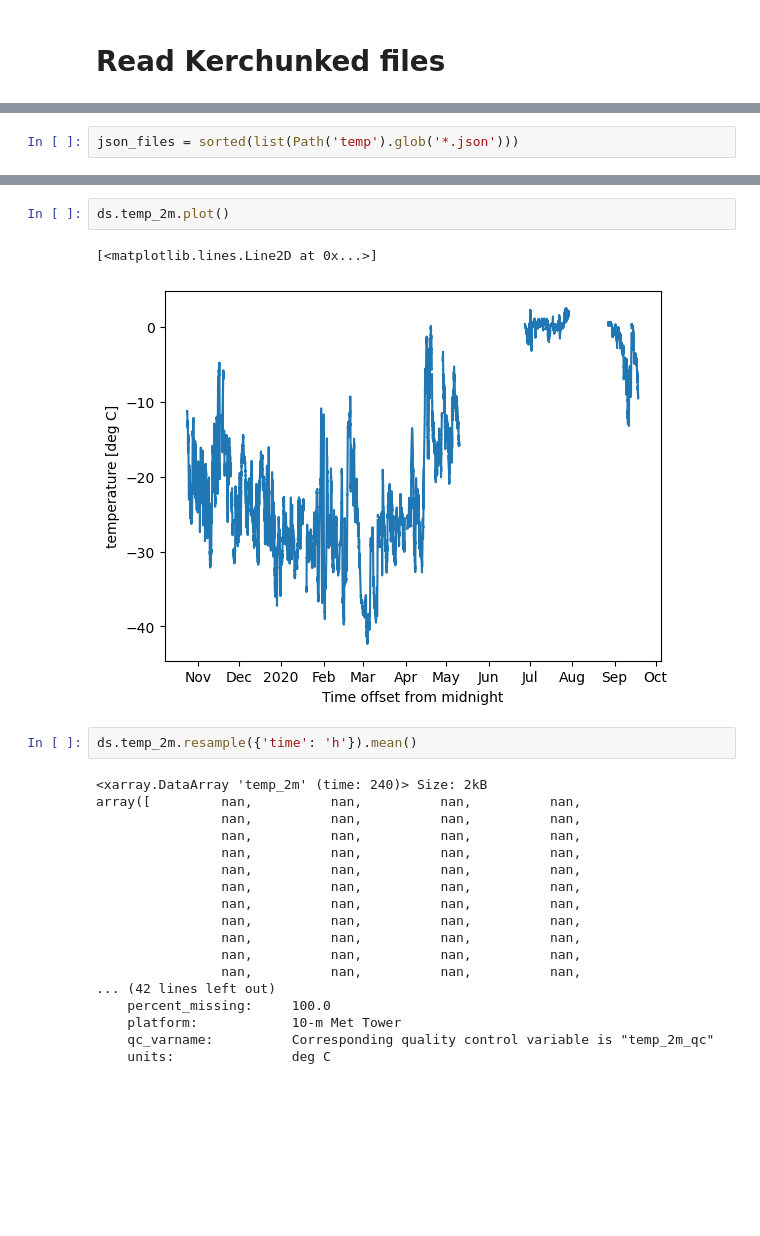
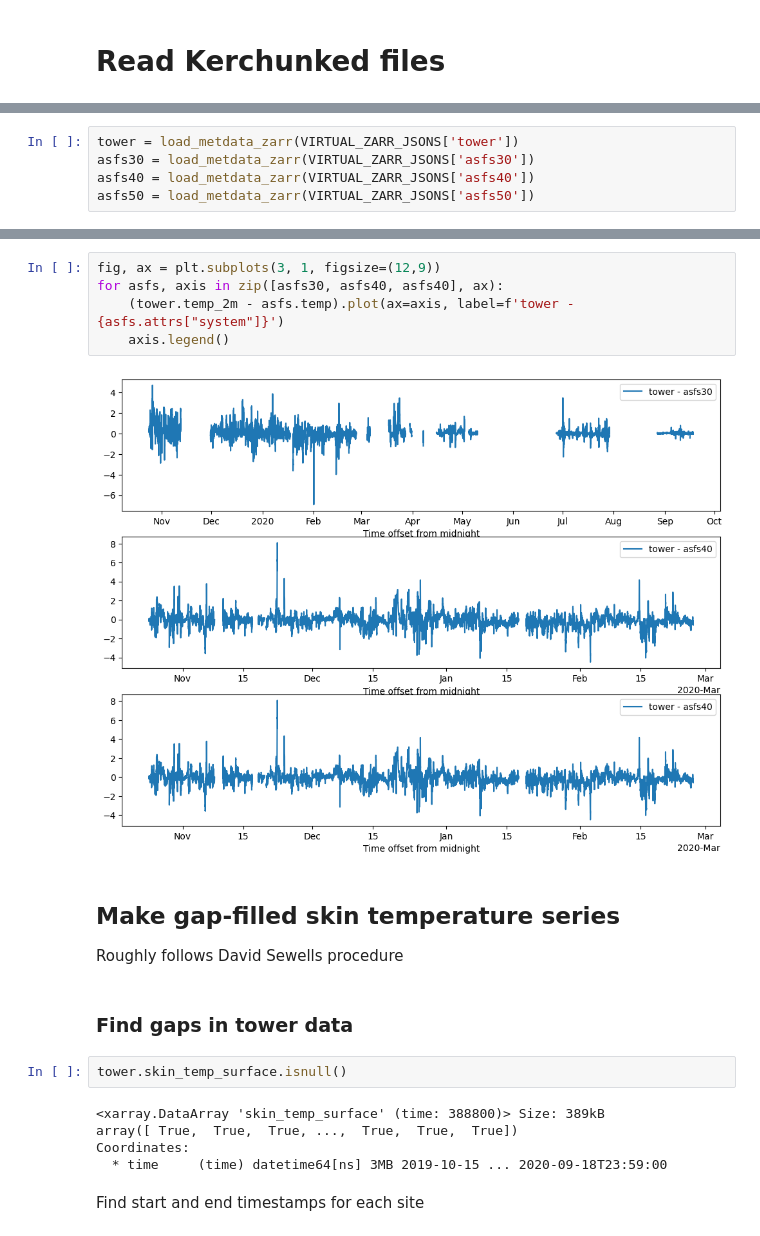
Before and after one commit to nsidc/mosaic_sunlight_underseaice, a Jupyter notebook: notebooks/read_kerchunked.ipynb, the cells around one changed output, grey strips where cells are left out. Drawn from its saved outputs; the diff is of its cells as text; blank space fills up the shorter version.

Commit message:
add analysis of time series

```diff
--- a/notebooks/read_kerchunked.ipynb
+++ b/notebooks/read_kerchunked.ipynb
@@ -12,2 +10,5 @@ import matplotlib.pyplot as plt
 # %%
-json_files = sorted(list(Path('temp').glob('*.json')))
+tower = load_metdata_zarr(VIRTUAL_ZARR_JSONS['tower'])
+asfs30 = load_metdata_zarr(VIRTUAL_ZARR_JSONS['asfs30'])
+asfs40 = load_metdata_zarr(VIRTUAL_ZARR_JSONS['asfs40'])
+asfs50 = load_metdata_zarr(VIRTUAL_ZARR_JSONS['asfs50'])
@@ -54,25 +66,22 @@ Data variables: (12/172)
 # %%
-ds.temp_2m.plot()
+fig, ax = plt.subplots(3, 1, figsize=(12,9))
+for asfs, axis in zip([asfs30, asfs40, asfs40], ax):
+    (tower.temp_2m - asfs.temp).plot(ax=axis, label=f'tower - {asfs.attrs["system"]}')
+    axis.legend()
 # %% [output]
-[<matplotlib.lines.Line2D at 0x...>]
-[figure, old version]
+[figure, new version]
-# %%
-ds.temp_2m.resample({'time': 'h'}).mean()
-# %% [output]
-<xarray.DataArray 'temp_2m' (time: 240)> Size: 2kB
-array([         nan,          nan,          nan,          nan,
-                nan,          nan,          nan,          nan,
-                nan,          nan,          nan,          nan,
-                nan,          nan,          nan,          nan,
-                nan,          nan,          nan,          nan,
-                nan,          nan,          nan,          nan,
-                nan,          nan,          nan,          nan,
-                nan,          nan,          nan,          nan,
-                nan,          nan,          nan,          nan,
-                nan,          nan,          nan,          nan,
-                nan,          nan,          nan,          nan,
-... (42 lines left out)
-    percent_missing:     100.0
-    platform:            10-m Met Tower
-    qc_varname:          Corresponding quality control variable is "temp_2m_qc"
-    units:               deg C
+# %% [markdown]
+## Make gap-filled skin temperature series
+
+Roughly follows David Sewells procedure
+# %% [markdown]
+### Find gaps in tower data
+# %%
+tower.skin_temp_surface.isnull()
+# %% [output]
+<xarray.DataArray 'skin_temp_surface' (time: 388800)> Size: 389kB
+array([ True,  True,  True, ...,  True,  True,  True])
+Coordinates:
+  * time     (time) datetime64[ns] 3MB 2019-10-15 ... 2020-09-18T23:59:00
+# %% [markdown]
+Find start and end timestamps for each site
```
Also changed, not shown: parts of 12 cells of this notebook.
